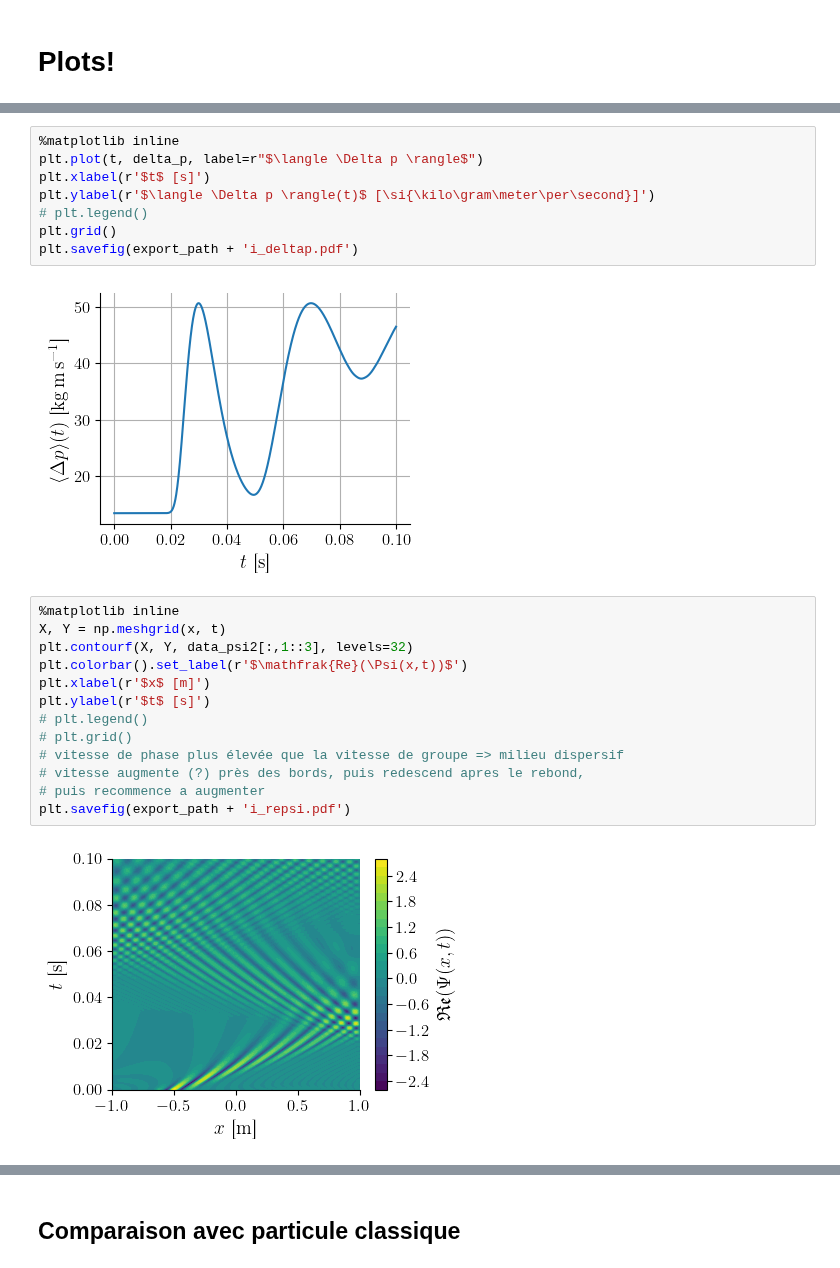
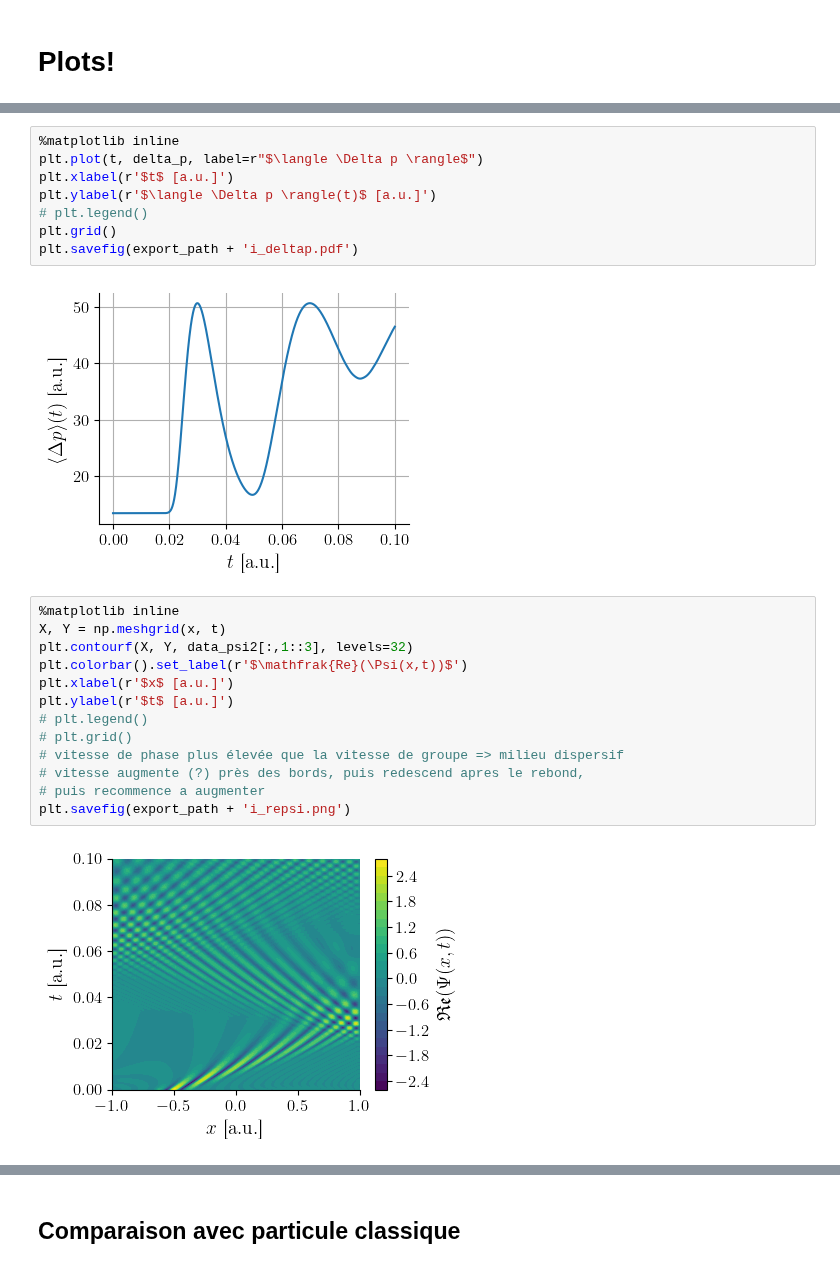
Before and after one commit to TomVdt/PhysNum, a Jupyter notebook: exercice6/analysis/analysis_i.ipynb, the cells around one changed output, grey strips where cells are left out. Saved outputs shown, nothing was run; the diff lists cells and outputs as text.

```diff
--- a/exercice6/analysis/analysis_i.ipynb
+++ b/exercice6/analysis/analysis_i.ipynb
@@ -72,28 +72,28 @@ plt.savefig(export_path + 'i_deltax.pdf')
 # %%
 %matplotlib inline
 plt.plot(t, delta_p, label=r"$\langle \Delta p \rangle$")
-plt.xlabel(r'$t$ [s]')
-plt.ylabel(r'$\langle \Delta p \rangle(t)$ [\si{\kilo\gram\meter\per\second}]')
+plt.xlabel(r'$t$ [a.u.]')
+plt.ylabel(r'$\langle \Delta p \rangle(t)$ [a.u.]')
 # plt.legend()
 plt.grid()
 plt.savefig(export_path + 'i_deltap.pdf')
 # %% [output]
-[figure, old version]
+[figure, new version]
 # %%
 %matplotlib inline
 X, Y = np.meshgrid(x, t)
 plt.contourf(X, Y, data_psi2[:,1::3], levels=32)
 plt.colorbar().set_label(r'$\mathfrak{Re}(\Psi(x,t))$')
-plt.xlabel(r'$x$ [m]')
-plt.ylabel(r'$t$ [s]')
+plt.xlabel(r'$x$ [a.u.]')
+plt.ylabel(r'$t$ [a.u.]')
 # plt.legend()
 # plt.grid()
 # vitesse de phase plus élevée que la vitesse de groupe => milieu dispersif
 # vitesse augmente (?) près des bords, puis redescend apres le rebond,
 # puis recommence a augmenter
-plt.savefig(export_path + 'i_repsi.pdf')
+plt.savefig(export_path + 'i_repsi.png')
 # %% [output]
-[figure, old version]
+[figure, new version]
 # %%
 %matplotlib inline
 X, Y = np.meshgrid(x, t)
```
Also changed, not shown: parts of 10 cells of this notebook, 14 other files.
